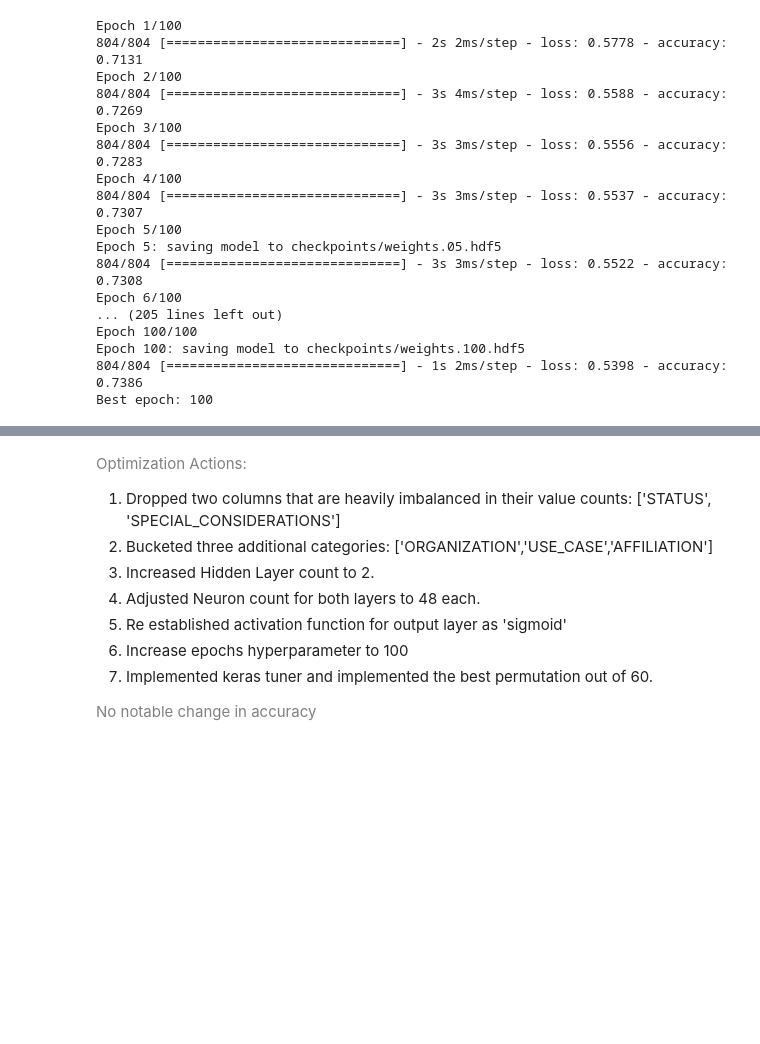
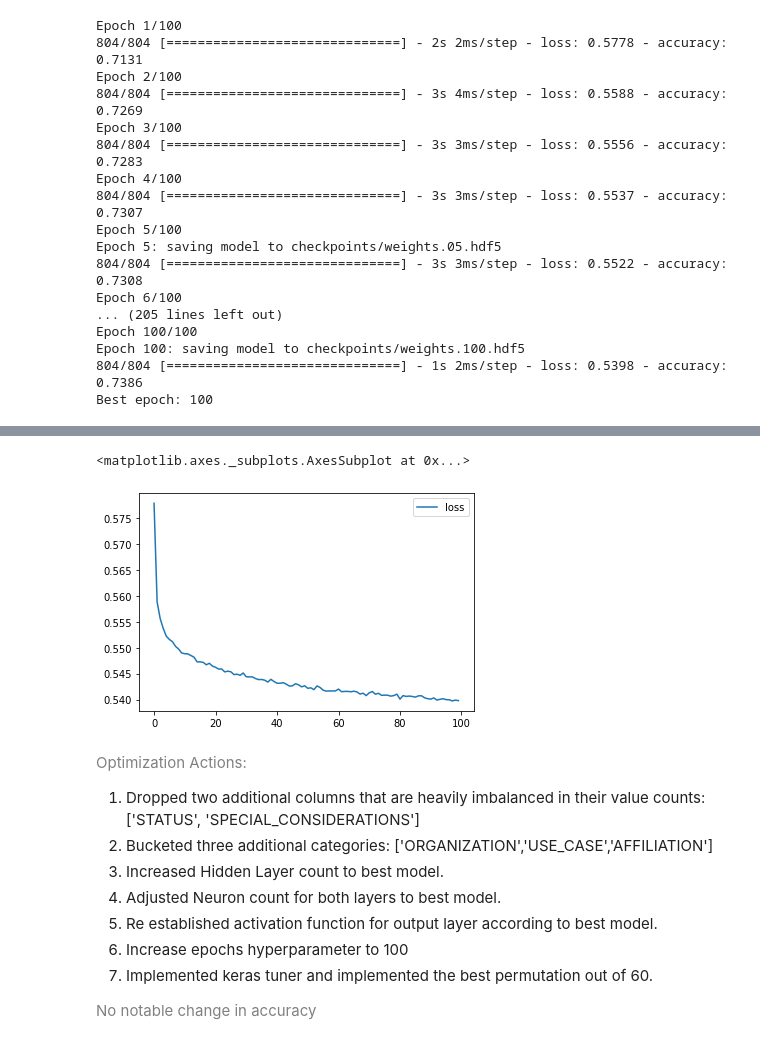
Before and after one commit to m-miley/Neural_Network_Charity_Analysis, a Jupyter notebook: AlphabetSoupCharity_Optimization.ipynb, the cells around one changed output, grey strips where cells are left out. Cells and saved outputs as stored; diff of their text form; code cells hidden in the pictures; blank space fills up the shorter version.

```diff
--- a/AlphabetSoupCharity_Optimization.ipynb
+++ b/AlphabetSoupCharity_Optimization.ipynb
@@ -337,10 +346,16 @@ model.save("AlphabetSoupCharity.h5")
+# %%
+# Plot the loss by epoch
+history_df.plot(y='loss')
+# %% [output]
+<matplotlib.axes._subplots.AxesSubplot at 0x...>
+[figure, added]
 # %% [markdown]
 <font color='gray'>Optimization Actions:
-1. Dropped two columns that are heavily imbalanced in their value counts: ['STATUS', 'SPECIAL_CONSIDERATIONS']
+1. Dropped two additional columns that are heavily imbalanced in their value counts: ['STATUS', 'SPECIAL_CONSIDERATIONS']
 2. Bucketed three additional categories: ['ORGANIZATION','USE_CASE','AFFILIATION']
-3. Increased Hidden Layer count to 2.
-4. Adjusted Neuron count for both layers to 48 each.
-5. Re established activation function for output layer as 'sigmoid'
+3. Increased Hidden Layer count to best model.
+4. Adjusted Neuron count for both layers to best model.
+5. Re established activation function for output layer according to best model.
 6. Increase epochs hyperparameter to 100
 7. Implemented keras tuner and implemented the best permutation out of 60.
 
```
Also changed, not shown: parts of 3 cells of this notebook.
